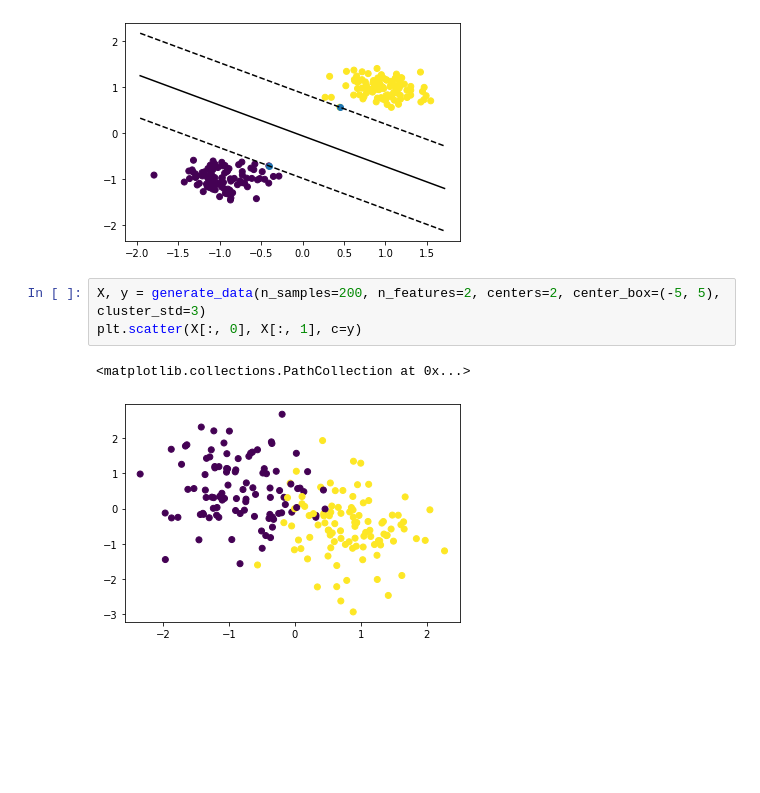
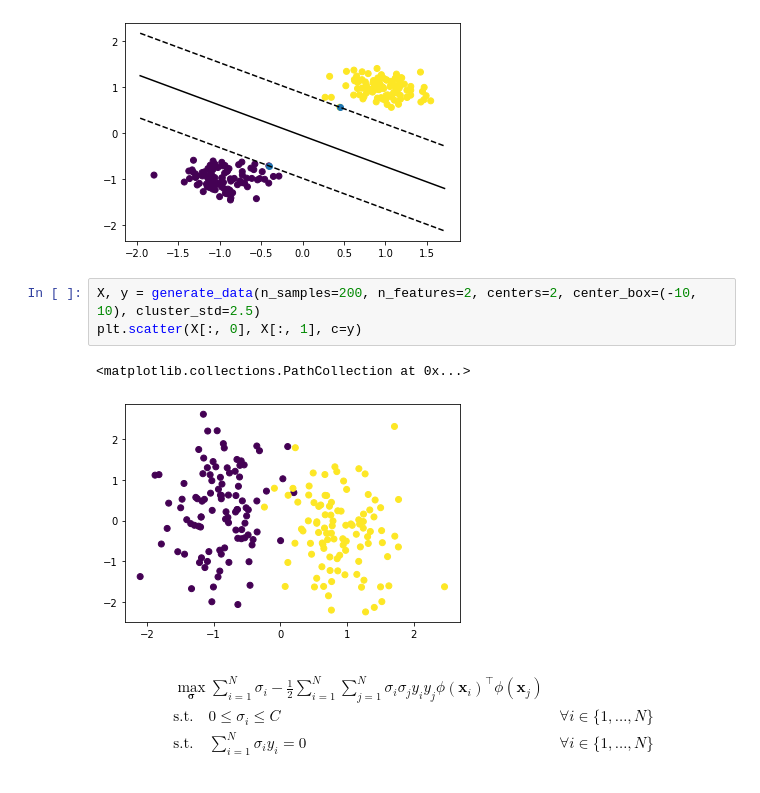
Before and after one commit to ConsciousML/SVM-from-scratch, a Jupyter notebook: Support Vector Machines.ipynb, the cells around one changed output. Cells and saved outputs as stored; diff of their text form; blank space fills up the shorter version.

```diff
--- a/Support Vector Machines.ipynb
+++ b/Support Vector Machines.ipynb
@@ -178,8 +195,16 @@ plot_svc(X, y, svc, pred)
 # %% [output]
 [figure]
 # %%
-X, y = generate_data(n_samples=200, n_features=2, centers=2, center_box=(-5, 5), cluster_std=3)
+X, y = generate_data(n_samples=200, n_features=2, centers=2, center_box=(-10, 10), cluster_std=2.5)
 plt.scatter(X[:, 0], X[:, 1], c=y)
 # %% [output]
 <matplotlib.collections.PathCollection at 0x...>
-[figure, old version]
+[figure, new version]
+# %% [markdown]
+$$
+\begin{align}
+    &\max_{\boldsymbol{\sigma}}\sum_{i=1}^{N}\sigma_i - \frac{1}{2} \sum_{i=1}^{N}\sum_{j=1}^{N} \sigma_i \sigma_j y_i y_j \phi(\boldsymbol{x}_i)^\top \phi(\boldsymbol{x}_j) \\
+    &\text{s.t.} \quad 0 \leq \sigma_i \leq C && \forall i \in \{1, \dots, N\}\\
+    &\text{s.t.} \quad \sum_{i=1}^{N}\sigma_iy_i = 0 && \forall i \in \{1, \dots, N\}\\
+\end{align}
+$$
```
Also changed, not shown: parts of 5 cells of this notebook.
